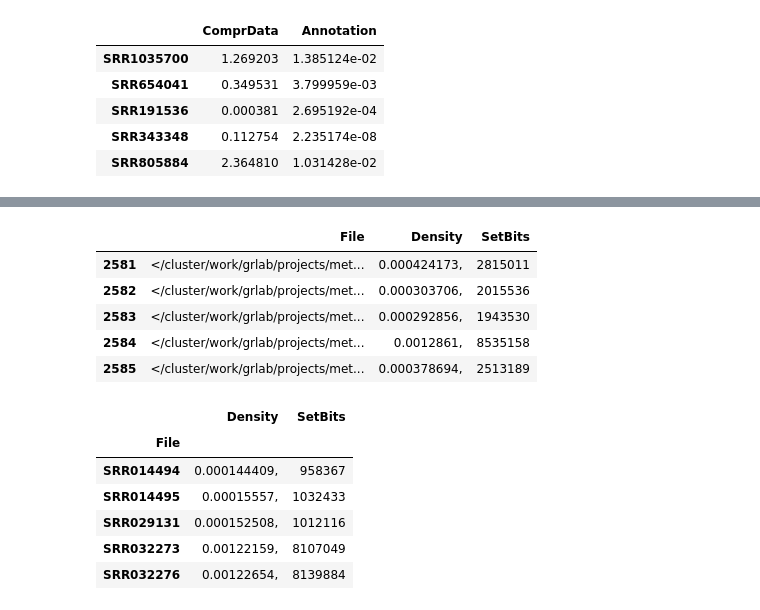
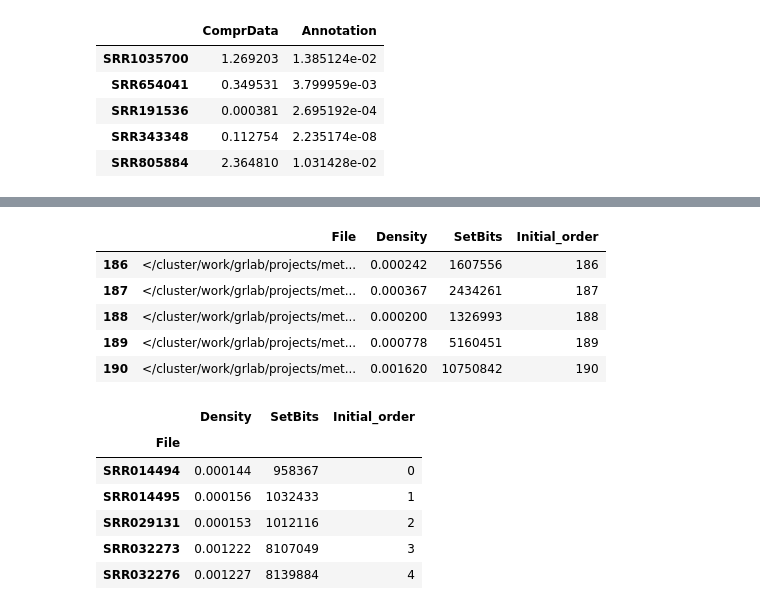
Before and after one commit to ratschlab/metagraph, a Jupyter notebook: analysis.ipynb, the cells around one changed output, grey strips where cells are left out. Saved outputs shown, nothing was run; the diff lists cells and outputs as text; code cells hidden in the pictures.

```diff
--- a/analysis.ipynb
+++ b/analysis.ipynb
@@ -99,26 +98,28 @@ print(error)
 # %%
 string_io = StringIO('\n'.join(output.split('\n')[5:-95]))
 annotation_stats = pd.read_csv(string_io, delimiter=' ', header=None, usecols=[1, 3, 6], names=['File', 'Density', 'SetBits'])
+annotation_stats['Density'] = annotation_stats['Density'].apply(lambda x: float(x[:-1]) if x.endswith(',') else float(x))
+annotation_stats['Initial_order'] = np.arange(annotation_stats.shape[0])
 annotation_stats.tail()
 # %% [output]
-|  | File | Density | SetBits |
-| 2581 | </cluster/work/grlab/projects/met... | 0.000424173, | 2815011 |
-| 2582 | </cluster/work/grlab/projects/met... | 0.000303706, | 2015536 |
-| 2583 | </cluster/work/grlab/projects/met... | 0.000292856, | 1943530 |
-| 2584 | </cluster/work/grlab/projects/met... | 0.0012861, | 8535158 |
-| 2585 | </cluster/work/grlab/projects/met... | 0.000378694, | 2513189 |
+|  | File | Density | SetBits | Initial_order |
+| 186 | </cluster/work/grlab/projects/met... | 0.000242 | 1607556 | 186 |
+| 187 | </cluster/work/grlab/projects/met... | 0.000367 | 2434261 | 187 |
+| 188 | </cluster/work/grlab/projects/met... | 0.000200 | 1326993 | 188 |
+| 189 | </cluster/work/grlab/projects/met... | 0.000778 | 5160451 | 189 |
+| 190 | </cluster/work/grlab/projects/met... | 0.001620 | 10750842 | 190 |
 # %%
 annotation_stats.index = annotation_stats['File'].apply(lambda x: x.split('/')[-1].split('.')[0])
 del annotation_stats['File']
 annotation_stats.head()
 # %% [output]
-|  | Density | SetBits |
-| File |  |  |
-| SRR014494 | 0.000144409, | 958367 |
-| SRR014495 | 0.00015557, | 1032433 |
-| SRR029131 | 0.000152508, | 1012116 |
-| SRR032273 | 0.00122159, | 8107049 |
-| SRR032276 | 0.00122654, | 8139884 |
+|  | Density | SetBits | Initial_order |
+| File |  |  |  |
+| SRR014494 | 0.000144 | 958367 | 0 |
+| SRR014495 | 0.000156 | 1032433 | 1 |
+| SRR029131 | 0.000153 | 1012116 | 2 |
+| SRR032273 | 0.001222 | 8107049 | 3 |
+| SRR032276 | 0.001227 | 8139884 | 4 |
 # %%
 stats['Density'] = annotation_stats['Density']
 stats['SetBits'] = annotation_stats['SetBits']
```
Also changed, not shown: parts of 52 cells of this notebook.
